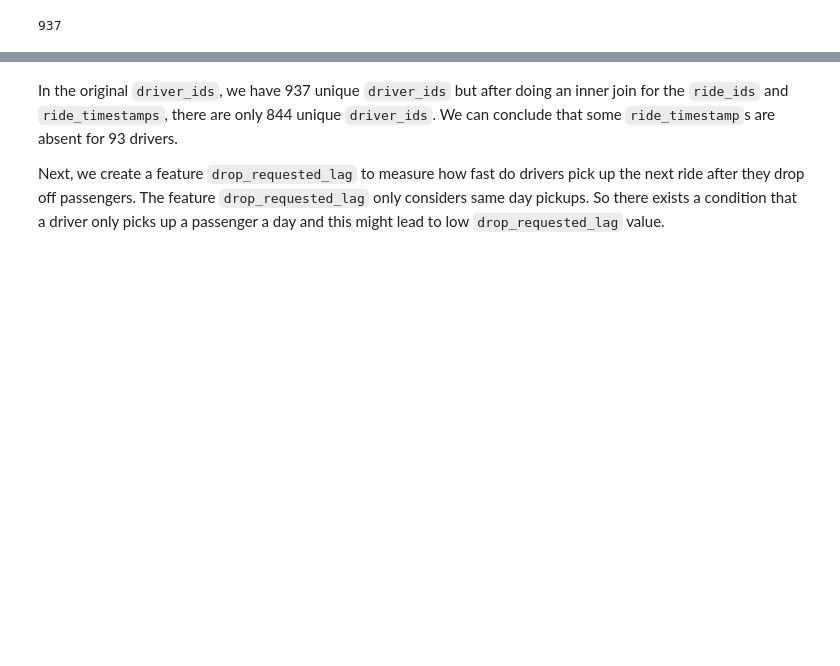
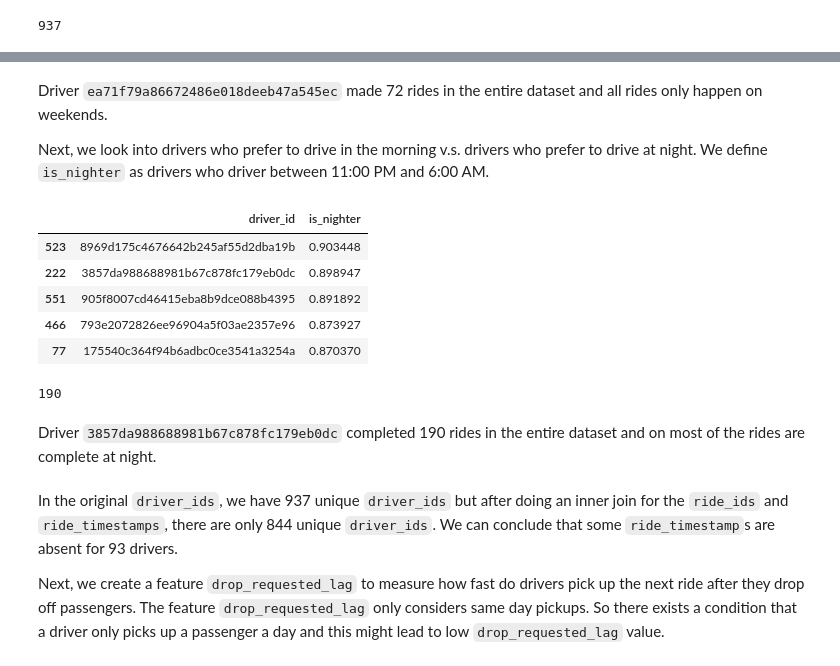
Before and after one commit to wjensheng/lyft, a Jupyter notebook: lyft_nb.ipynb, the cells around one changed output, grey strips where cells are left out. Saved outputs shown, nothing was run; the diff lists cells and outputs as text; code cells hidden in the pictures; blank space fills up the shorter version.

```diff
--- a/lyft_nb.ipynb
+++ b/lyft_nb.ipynb
@@ -273,3 +324,31 @@ ids_timestamps['driver_id'].nunique()
+# %% [markdown]
+Driver `ea71f79a86672486e018deeb47a545ec` made 72 rides in the entire dataset and all rides only happen on weekends.
+
+Next, we look into drivers who prefer to drive in the morning v.s. drivers who prefer to drive at night. We define `is_nighter` as drivers who driver between 11:00 PM and 6:00 AM.
+# %%
+ids_timestamps['is_nighter'] = 0
+ids_timestamps.loc[(ids_timestamps['timestampHour'] >= 23) |
+                   (ids_timestamps['timestampHour'] <= 6),
+                   'is_nighter'] = 1
+
+is_nighter_g = ids_timestamps.groupby('driver_id')['is_nighter'].mean()
+
+is_nighter_g = is_nighter_g.reset_index()
+
+is_nighter_g.sort_values(by='is_nighter', ascending=False).head()
+# %% [output]
+|  | driver_id | is_nighter |
+| 523 | 8969d175c4676642b245af55d2dba19b | 0.903448 |
+| 222 | 3857da988688981b67c878fc179eb0dc | 0.898947 |
+| 551 | 905f8007cd46415eba8b9dce088b4395 | 0.891892 |
+| 466 | 793e2072826ee96904a5f03ae2357e96 | 0.873927 |
+| 77 | 175540c364f94b6adbc0ce3541a3254a | 0.870370 |
+# %%
+ids_timestamps[ids_timestamps['driver_id'] == '3857da988688981b67c878fc179eb0dc']['ride_id'].nunique()
+# %% [output]
+190
+# %% [markdown]
+Driver `3857da988688981b67c878fc179eb0dc` completed 190 rides in the entire dataset and on most of the rides are complete at night.
 # %% [markdown]
 In the original `driver_ids`, we have 937 unique `driver_ids` but after doing an inner join for the `ride_ids` and `ride_timestamps`, there are only 844 unique `driver_ids`. We can conclude that some `ride_timestamp`s are absent for 93 drivers.
 
```
Also changed, not shown: parts of 29 cells of this notebook.
